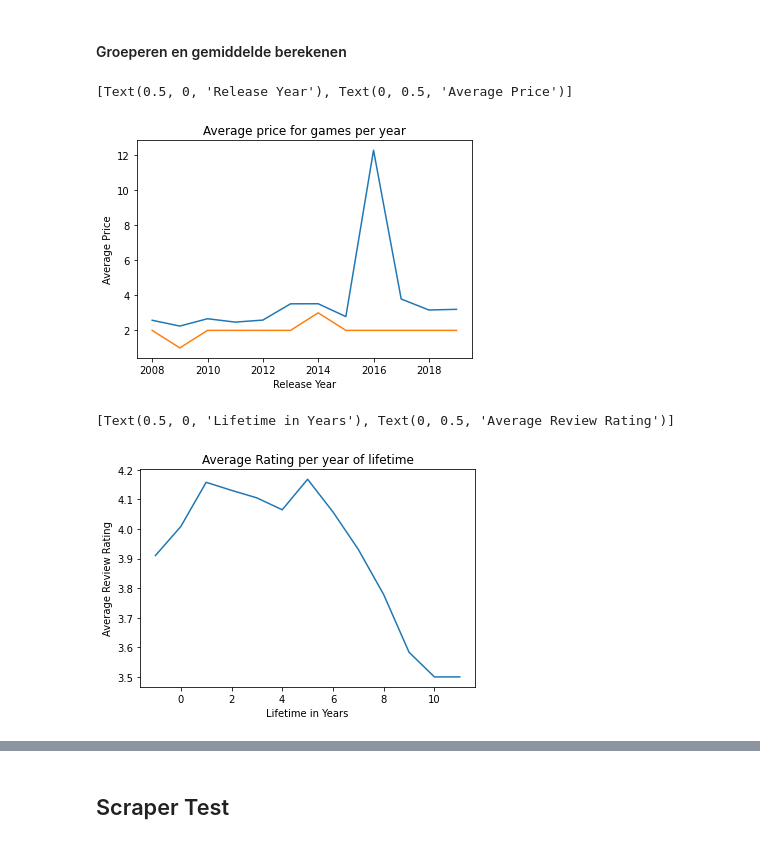
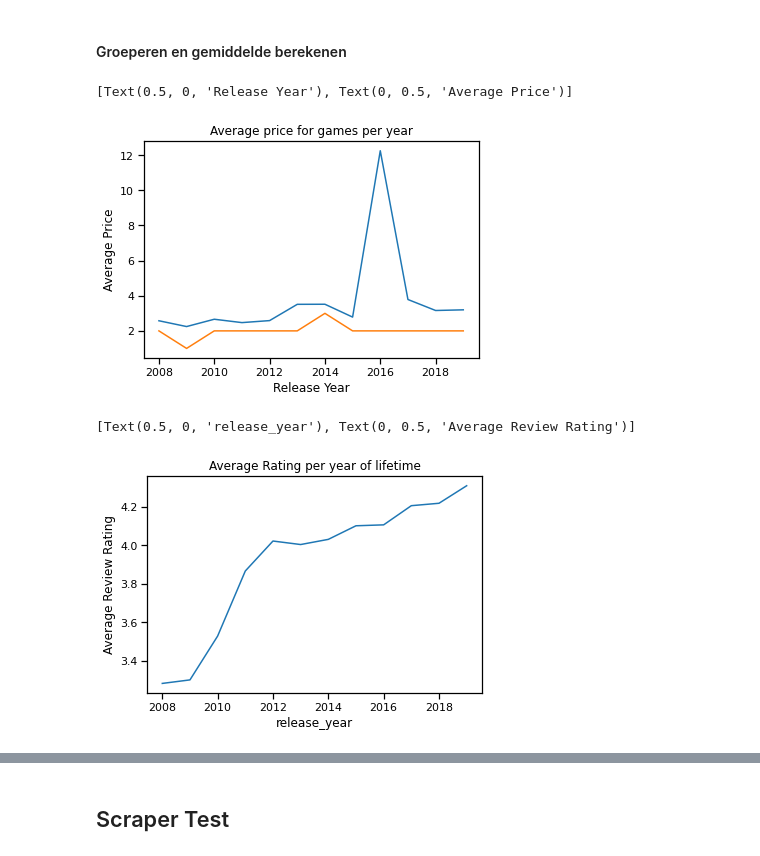
Before and after one commit to Mirmidion/PoC-Challenge2, a Jupyter notebook: YorbenNotebook.ipynb, the cells around one changed output, grey strips where cells are left out. Drawn from its saved outputs; the diff is of its cells as text; code cells hidden in the pictures.

```diff
--- a/YorbenNotebook.ipynb
+++ b/YorbenNotebook.ipynb
@@ -274,4 +261,5 @@ sns.relplot(y='Size',x='Average User Rating', data = game_data,
 # %%
+sns.set_context("paper")
 sns.heatmap(game_data.corr(), annot = True)
 # %% [output]
 <AxesSubplot:>
@@ -279,4 +267,5 @@ sns.heatmap(game_data.corr(), annot = True)
 # %%
+sns.set_context("notebook")
 sns.violinplot(x="Age Rating",y="Average User Rating",data=game_data, order=["4+","9+","12+","17+"])
 # %% [output]
 <AxesSubplot:xlabel='Age Rating', ylabel='Average User Rating'>
@@ -286,6 +275,7 @@ sns.violinplot(x="Age Rating",y="Average User Rating",data=game_data, order=["4+
 # %% [markdown]
 #### Groeperen en gemiddelde berekenen
 # %%
+sns.set_context("notebook")
 grouped = game_data[game_data["Price"] > 0].set_index("release_year").sort_index().reset_index().groupby("release_year")
 peryear = pd.DataFrame(grouped["Price"].mean())
 peryear2 = pd.DataFrame(grouped["Price"].median())
@@ -295,13 +285,14 @@ ax.set(title='Average price for games per year')
 ax.set(xlabel="Release Year", ylabel = "Average Price")
 # %% [output]
 [Text(0.5, 0, 'Release Year'), Text(0, 0.5, 'Average Price')]
-[figure, old version]
+[figure, new version]
 # %%
-groupedlifetime = game_data[game_data["Average User Rating"] > 0].set_index("lifetime_in_years").sort_index().reset_index().groupby("lifetime_in_years")
+sns.set_context("notebook")
+groupedlifetime = game_data[game_data["Average User Rating"] > 0].set_index("release_year").sort_index().reset_index().groupby("release_year")
 pertime = pd.DataFrame(groupedlifetime["Average User Rating"].mean())
-ax = sns.lineplot(data = pertime, x = "lifetime_in_years", y = "Average User Rating")
+ax = sns.lineplot(data = pertime, x = "release_year", y = "Average User Rating")
 ax.set(title='Average Rating per year of lifetime')
-ax.set(xlabel="Lifetime in Years", ylabel = "Average Review Rating")
+ax.set(xlabel="release_year", ylabel = "Average Review Rating")
 # %% [output]
-[Text(0.5, 0, 'Lifetime in Years'), Text(0, 0.5, 'Average Review Rating')]
+[Text(0.5, 0, 'release_year'), Text(0, 0.5, 'Average Review Rating')]
-[figure, old version]
+[figure, new version]
```
Also changed, not shown: parts of 15 cells of this notebook.
